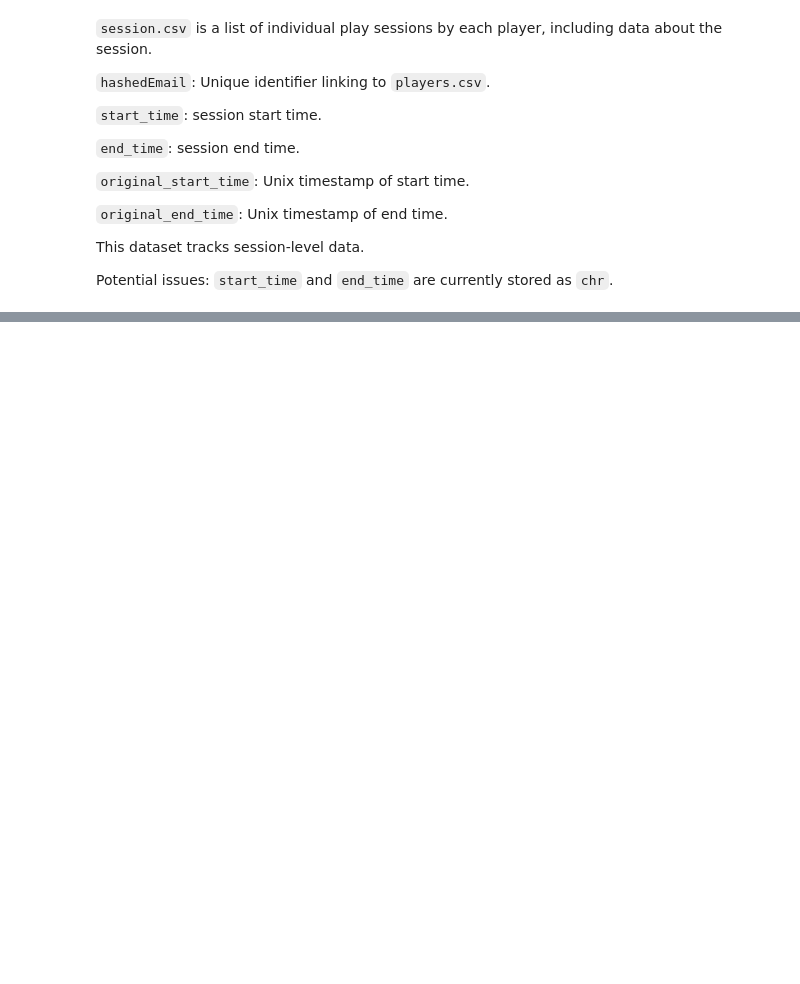
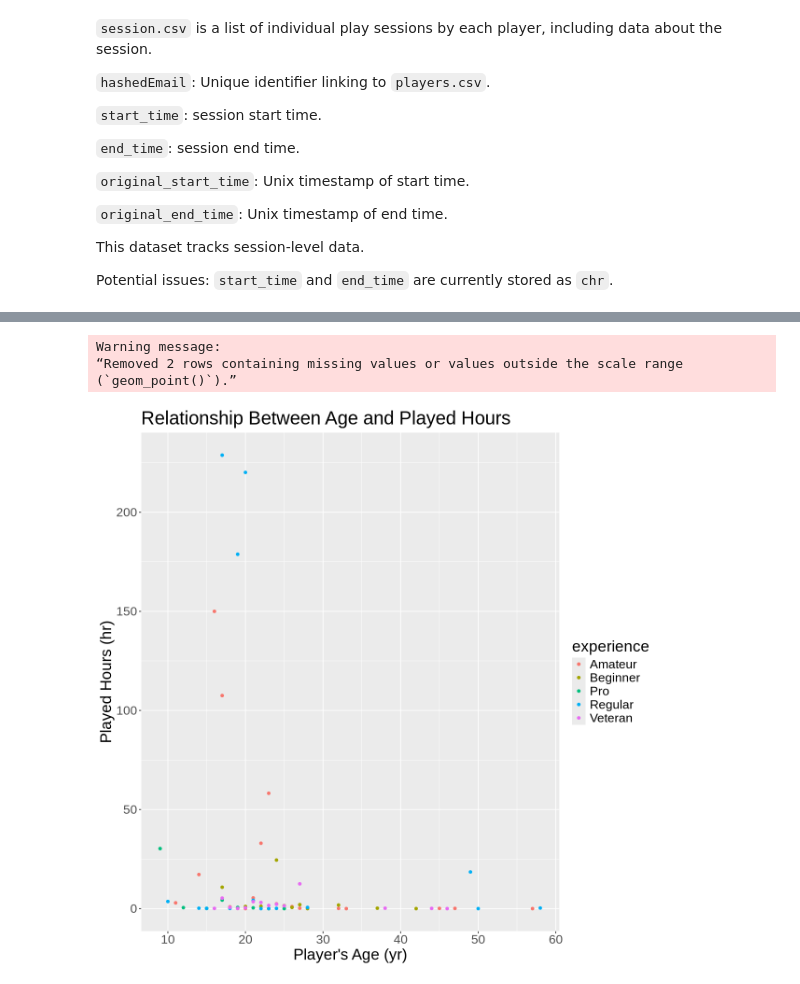
Before and after one commit to Warren-2003/dsci-100-2025w1-group-27, a Jupyter notebook: warren-individual-planning-report.ipynb, the cells around one changed output, grey strips where cells are left out. Drawn from its saved outputs; the diff is of its cells as text; code cells hidden in the pictures; blank space fills up the shorter version.

Commit message:
(3) Exploratory Data Analysis and Visualization

```diff
--- a/warren-individual-planning-report.ipynb
+++ b/warren-individual-planning-report.ipynb
@@ -107,0 +95,7 @@ The explanatory variables are:
+# %%
+age_hrs <- players |>
+    select(experience, Age, played_hours) |>
+    group_by(experience, Age) |>
+    summarize(played_hours = sum(played_hours),
+              count = n())
+age_hrs
@@ -107,0 +156,14 @@ The explanatory variables are:
+# %%
+options(repr.plot.width = 10, repr.plot.height = 10)
+
+ggplot(age_hrs, aes(x = Age, y = played_hours, color = experience)) +
+    geom_point() +
+    labs(title = "Relationship Between Age and Played Hours",
+         x = "Player's Age (yr)",
+         y = "Played Hours (hr)") +
+    theme(text = element_text(size = 20))
+# %% [output]
+Warning message:
+“Removed 2 rows containing missing values or values outside the scale range
+(`geom_point()`).”
+[figure, added]
```
Also changed, not shown: parts of 14 cells of this notebook.
